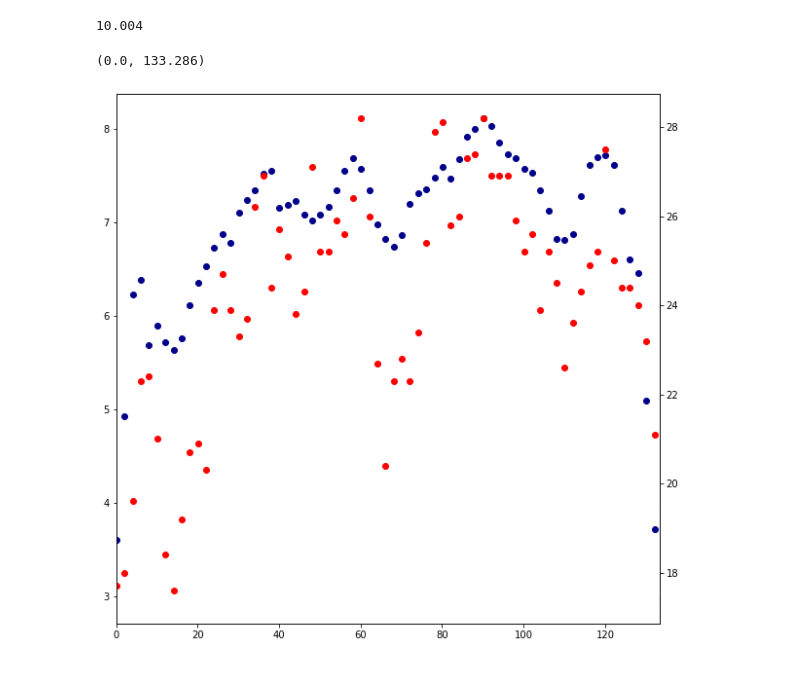
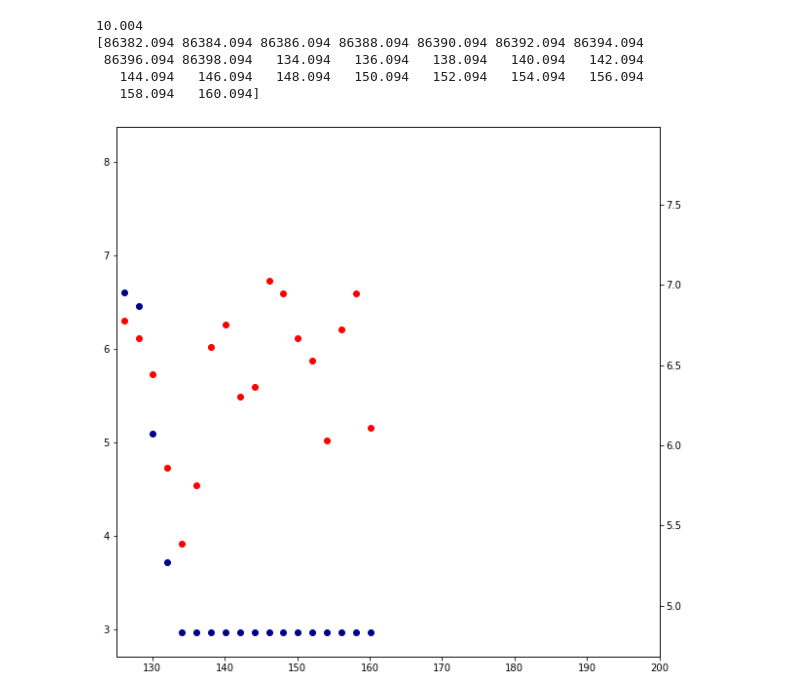
Before and after one commit to BoiseStatePlanetary/Optimizing-Number-and-Placement-of-Anemometers, a Jupyter notebook: figures and data/Comparing aircraft tilt to wind speeds.ipynb, the cells around one changed output. Cells and saved outputs as stored; diff of their text form; code cells hidden in the pictures.

```diff
--- a/figures and data/Comparing aircraft tilt to wind speeds.ipynb
+++ b/figures and data/Comparing aircraft tilt to wind speeds.ipynb
@@ -90,32 +128,39 @@ ax1.set_ylim([5, 10])
 # %%
 # Convert times to float array
 flight_time_delta =\
     np.array([(flight_data['datetimelocal'][i] - flight_data['datetimelocal'][0]).seconds +\
               (flight_data['datetimelocal'][i] - flight_data['datetimelocal'][0]).microseconds/1e6
               for i in range(len(flight_data['datetimelocal']))])
 anem_time_delta = \
     np.array([(anem_times[i] - flight_data['datetimelocal'][0]).seconds +\
               (anem_times[i] - flight_data['datetimelocal'][0]).microseconds/1e6
               for i in range(len(anem_times))])
 
 # For some reason, python thinks these time stamps are one day apart...
 # print(flight_data['datetimelocal'][0], anem_times[0], (anem_times[0] - flight_data['datetimelocal'][0]))
 
 # Interpolate flight data to anemometer times
 interpolated_filtered_tilt = np.interp(anem_time_delta, flight_time_delta, filtered_tilt)
 
 fig = plt.figure(figsize=(10, 10))
 ax1 = fig.add_subplot(111)
 ax2 = ax1.twinx()
 
 print(flight_time_delta[100])
 ax1.scatter(anem_time_delta, interpolated_filtered_tilt, color="darkblue")
 ax2.scatter(anem_time_delta, anem_data["Wind_Speed"][anem_ind], color="red")
 
 # plt.xlim([20000, 100000])
-plt.xlim([flight_time_delta[0], flight_time_delta[-1]])
+# plt.xlim([flight_time_delta[0], flight_time_delta[-1]])
+plt.xlim([125, 200])
+
+ind = interpolated_filtered_tilt < 3
+print(anem_time_delta[ind])
 # %% [output]
 10.004
+[86382.094 86384.094 86386.094 86388.094 86390.094 86392.094 86394.094
+ 86396.094 86398.094   134.094   136.094   138.094   140.094   142.094
+   144.094   146.094   148.094   150.094   152.094   154.094   156.094
+   158.094   160.094]
-(0.0, 133.286)
-[figure, old version]
+[figure, new version]
 # %%
```
Also changed, not shown: parts of 2 cells of this notebook, 1 other file.
